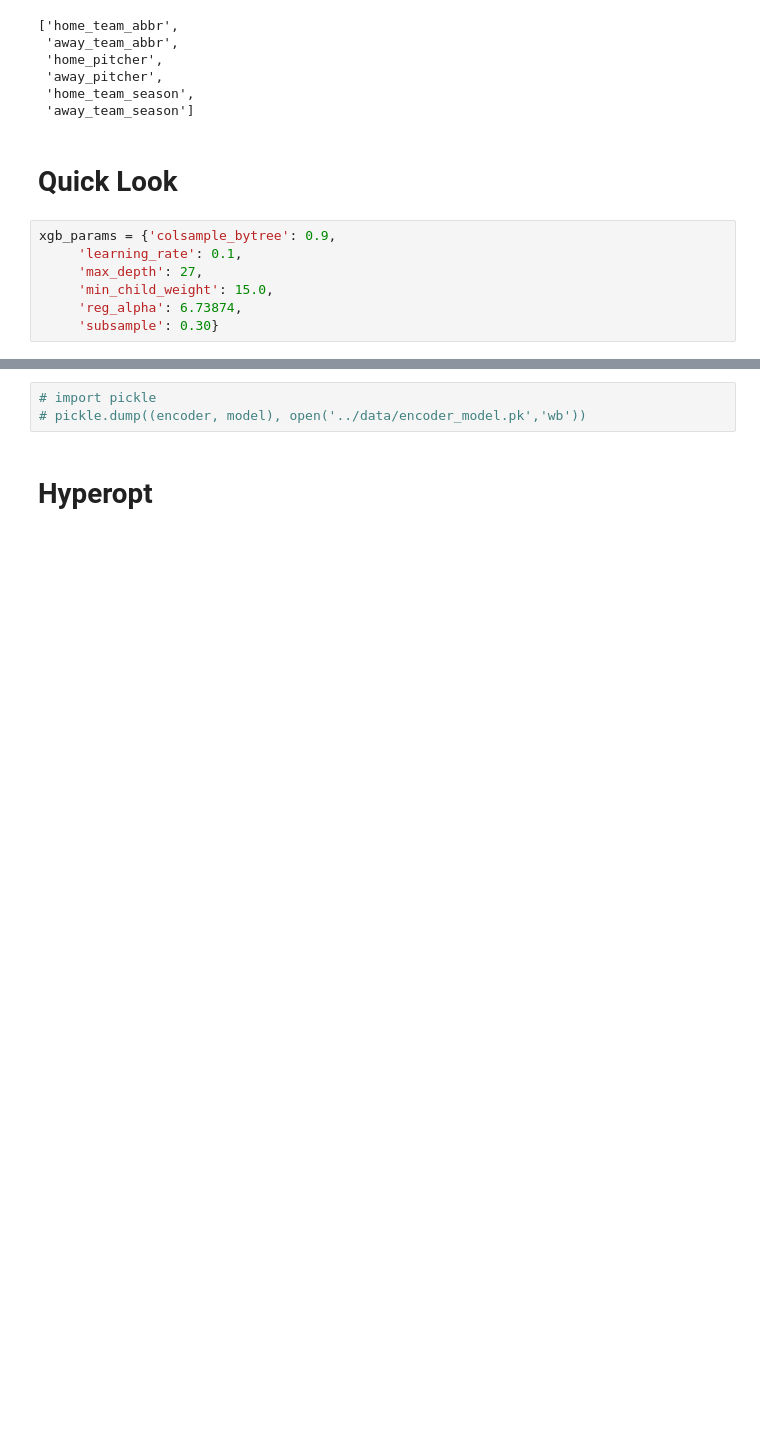
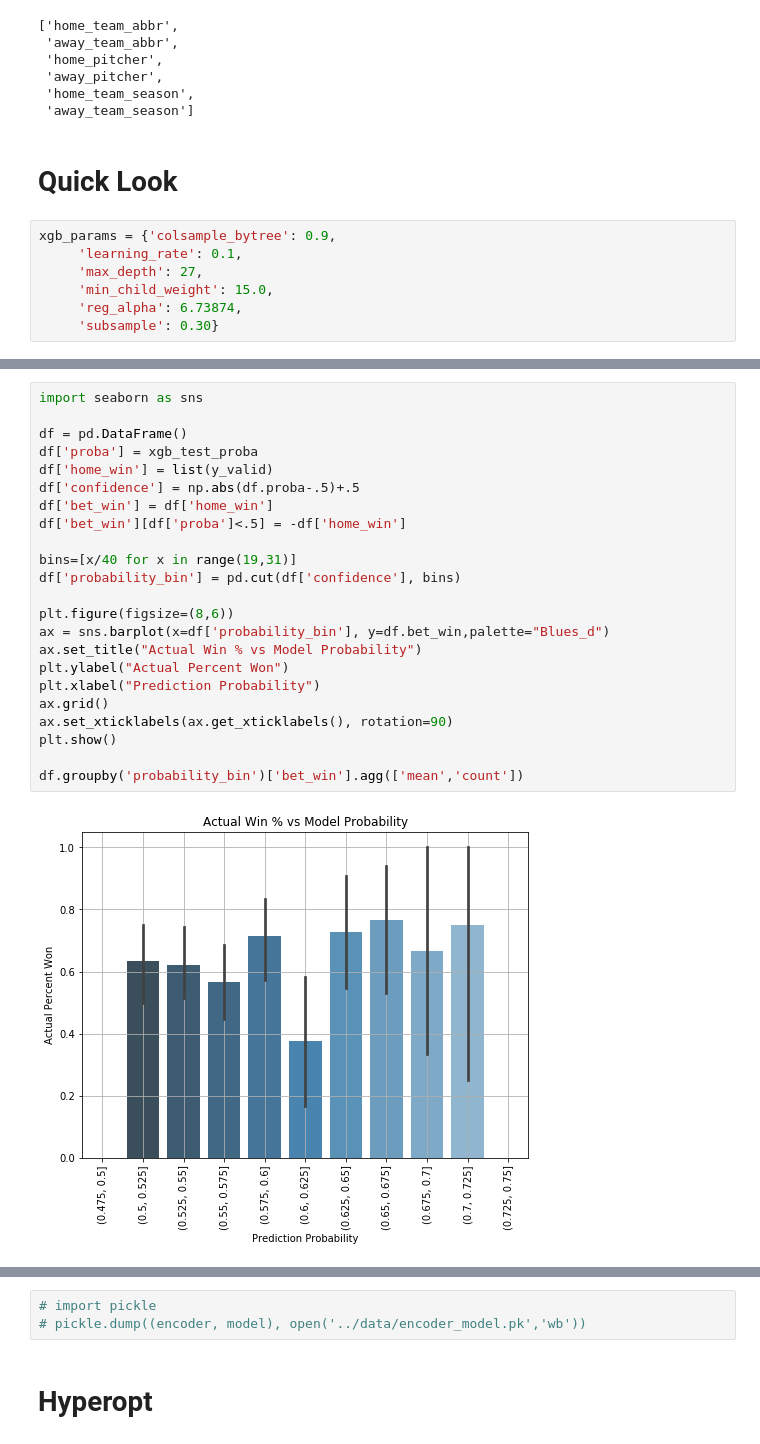
Before and after one commit to arjun-prabhakar/mlb_outcomes, a Jupyter notebook: notebooks/model.ipynb, the cells around one changed output, grey strips where cells are left out. Cells and saved outputs as stored; diff of their text form; blank space fills up the shorter version.

```diff
--- a/notebooks/model.ipynb
+++ b/notebooks/model.ipynb
@@ -108,0 +106,25 @@ fig.tight_layout()
+# %%
+import seaborn as sns
+
+df = pd.DataFrame()
+df['proba'] = xgb_test_proba
+df['home_win'] = list(y_valid)
+df['confidence'] = np.abs(df.proba-.5)+.5
+df['bet_win'] = df['home_win']
+df['bet_win'][df['proba']<.5] = -df['home_win']
+
+bins=[x/40 for x in range(19,31)]
+df['probability_bin'] = pd.cut(df['confidence'], bins)
+
+plt.figure(figsize=(8,6))
+ax = sns.barplot(x=df['probability_bin'], y=df.bet_win,palette="Blues_d")
+ax.set_title("Actual Win % vs Model Probability")
+plt.ylabel("Actual Percent Won")
+plt.xlabel("Prediction Probability")
+ax.grid()
+ax.set_xticklabels(ax.get_xticklabels(), rotation=90)
+plt.show()
+
+df.groupby('probability_bin')['bet_win'].agg(['mean','count'])
+# %% [output]
+[figure, added]
```
Also changed, not shown: parts of 5 cells of this notebook, 1 other file.
